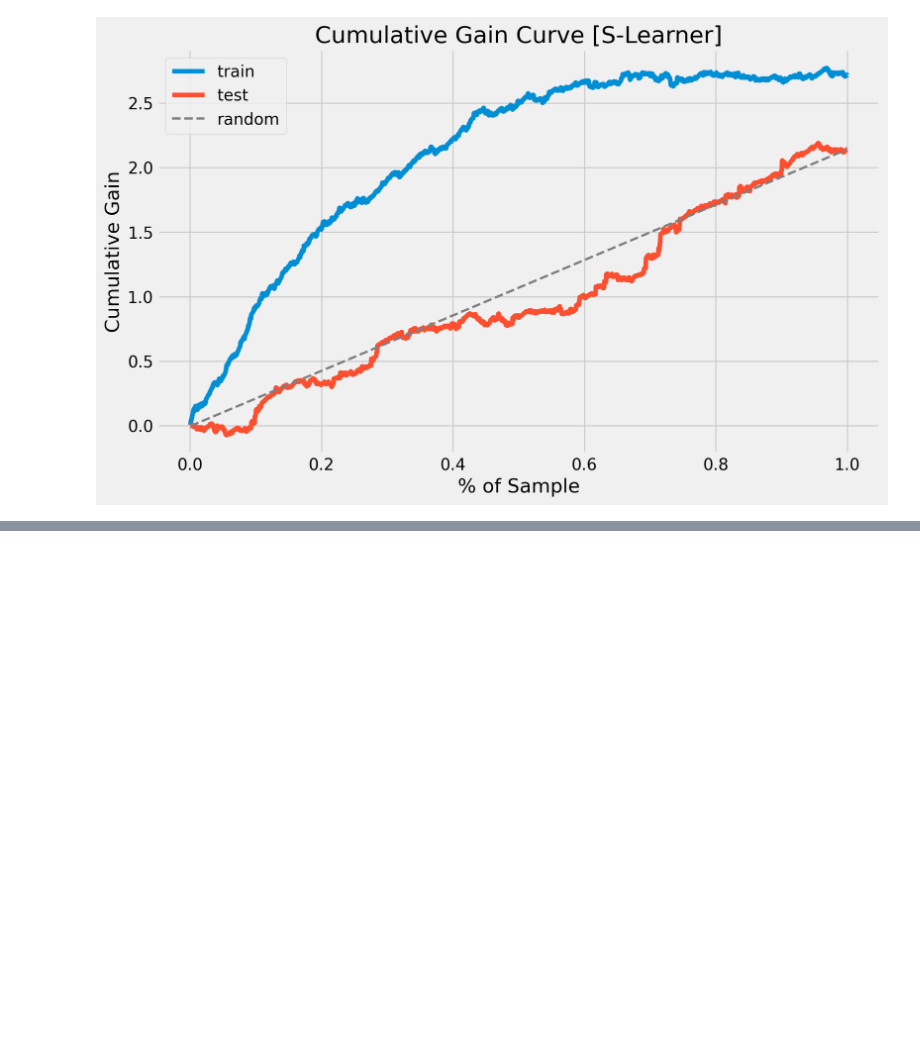
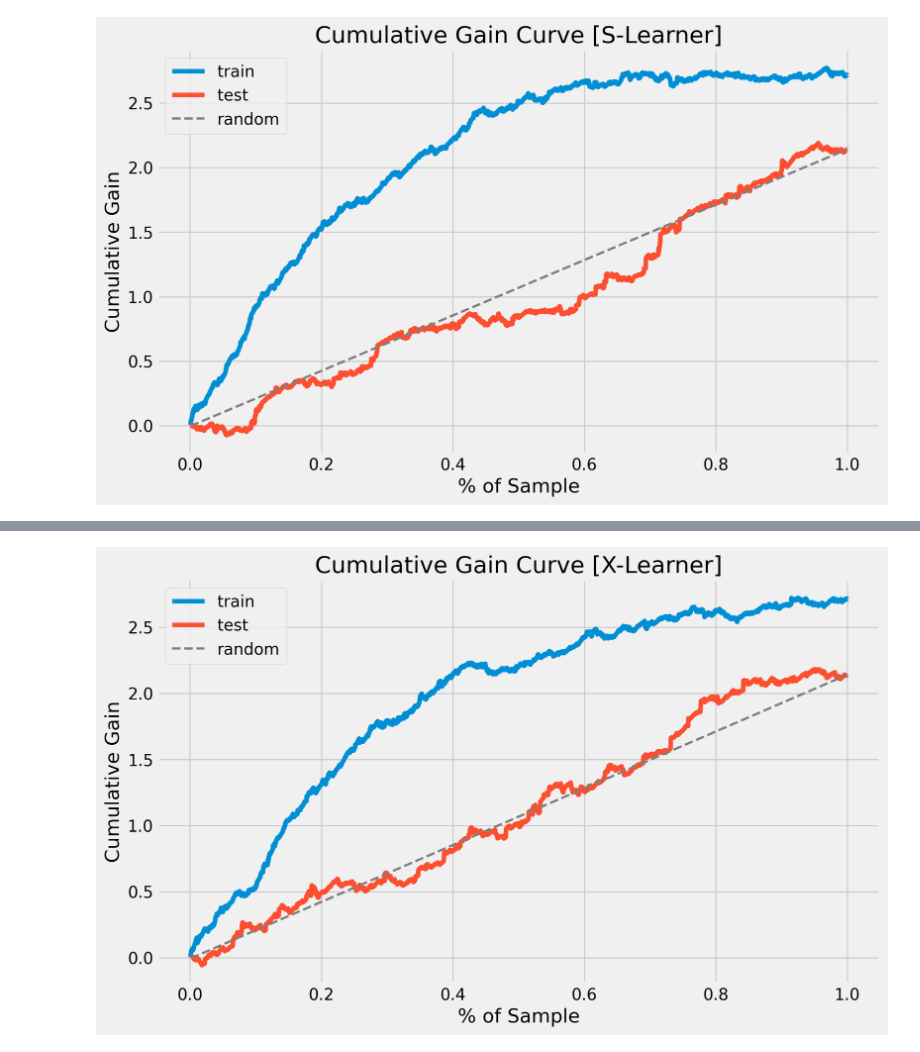
Before and after one commit to gfluz94/causal-inference, a Jupyter notebook: examples/06. Heterogeneous Effects and ML.ipynb, the cells around one changed output, grey strips where cells are left out. Saved outputs shown, nothing was run; the diff lists cells and outputs as text; code cells hidden in the pictures; blank space fills up the shorter version.

Commit message:
add theory and code draft for X-Learner

```diff
--- a/examples/06. Heterogeneous Effects and ML.ipynb
+++ b/examples/06. Heterogeneous Effects and ML.ipynb
@@ -207,7 +211,7 @@ class CumulativeGainEvaluator(object):
 
         ax.plot(self._train["sample_frac"], self._train[self._CUMULATIVE_GAIN], label="train")
         ax.plot(self._test["sample_frac"], self._test[self._CUMULATIVE_GAIN], label="test")
-        ax.plot(self._test["sample_frac"].values[[1, -1]], self._test[self._CUMULATIVE_GAIN].values[[1, -1]],
+        ax.plot(self._test.loc[~self._test[self._CUMULATIVE_GAIN].isnull(), "sample_frac"].values[[0, -1]], self._test.loc[~self._test[self._CUMULATIVE_GAIN].isnull(), self._CUMULATIVE_GAIN].values[[0, -1]],
                  linestyle="--", color="grey", linewidth=2, label="random")
         ax.set_title(f"Cumulative Gain Curve [{self._model_name}]")
         ax.set_xlabel("% of Sample")
@@ -329,0 +424,14 @@ model.eval()
+# %%
+cumulative_gain_eval = CumulativeGainEvaluator(
+    train=df_train,
+    test=df_test,
+    model=model,
+    outcome=Y,
+    treatment=T,
+    covariates=X,
+    model_name="X-Learner"
+)
+cumulative_gain_eval.fit()
+cumulative_gain_eval.eval()
+# %% [output]
+[figure, added]
```
Also changed, not shown: parts of 3 cells of this notebook.
